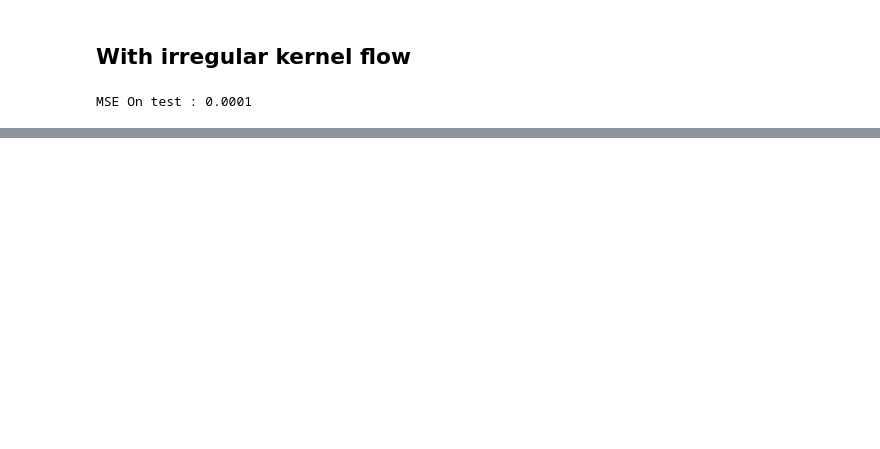
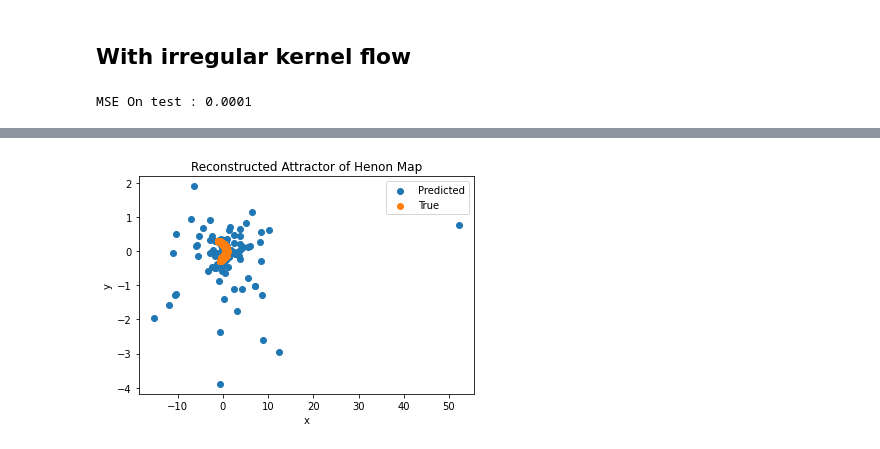
Before and after one commit to jlee1998/Kernel-Flows-for-Irregular-Time-Series, a Jupyter notebook: experiments/Henon.ipynb, the cells around one changed output, grey strips where cells are left out. Drawn from its saved outputs; the diff is of its cells as text; code cells hidden in the pictures; blank space fills up the shorter version.

```diff
--- a/experiments/Henon.ipynb
+++ b/experiments/Henon.ipynb
@@ -211,0 +295,11 @@ train_data.shape
+# %%
+import matplotlib.pyplot as plt
+plt.scatter(Y_pred[:,0].detach(),Y_pred[:,1].detach(), label = "Predicted")
+plt.scatter(Y_test[:,0],Y_test[:,1], label = "True")
+plt.title("Reconstructed Attractor of Henon Map")
+plt.xlabel("x")
+plt.ylabel("y")
+plt.legend()
+plt.show()
+# %% [output]
+[figure, added]
```
Also changed, not shown: parts of 18 cells of this notebook, 2 other files.
